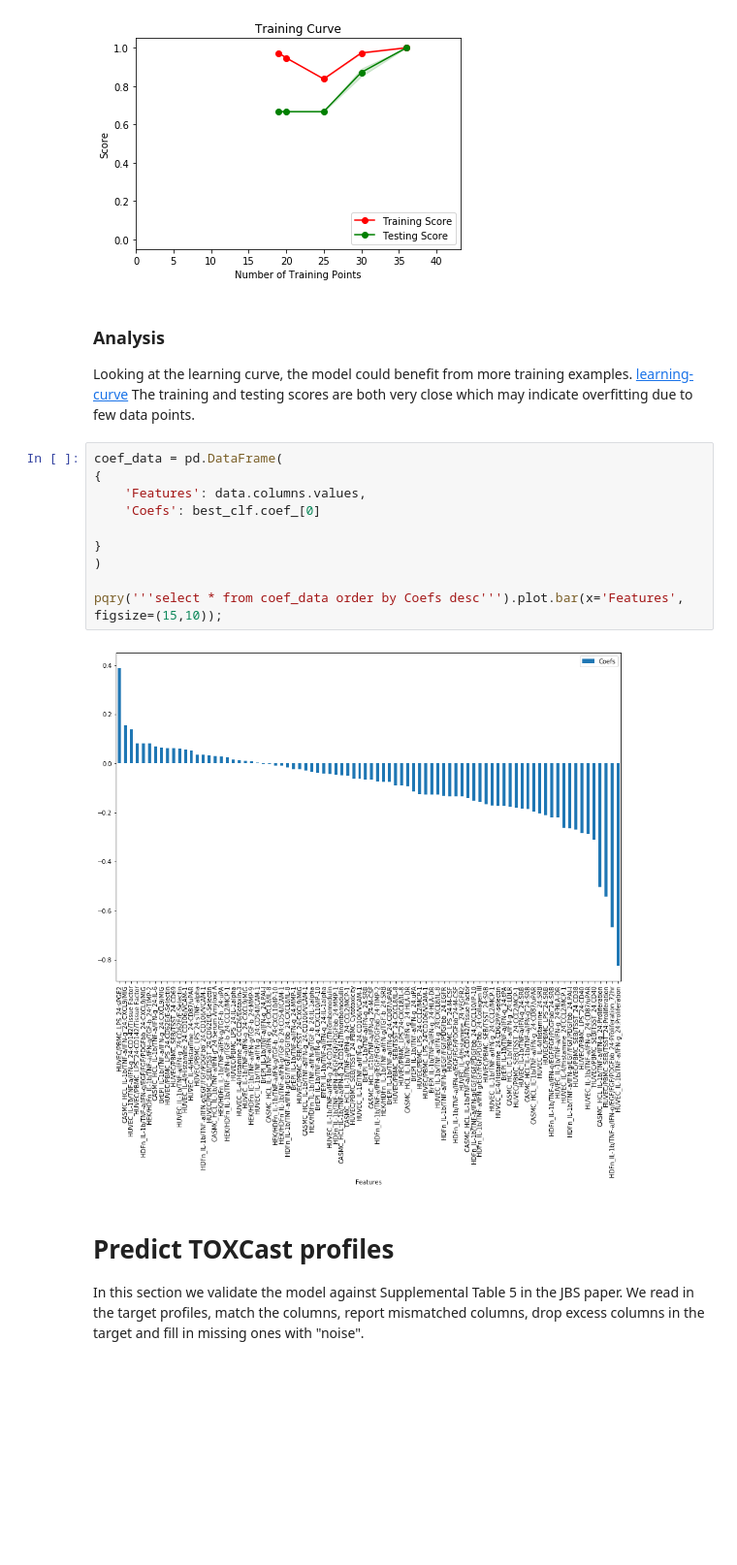
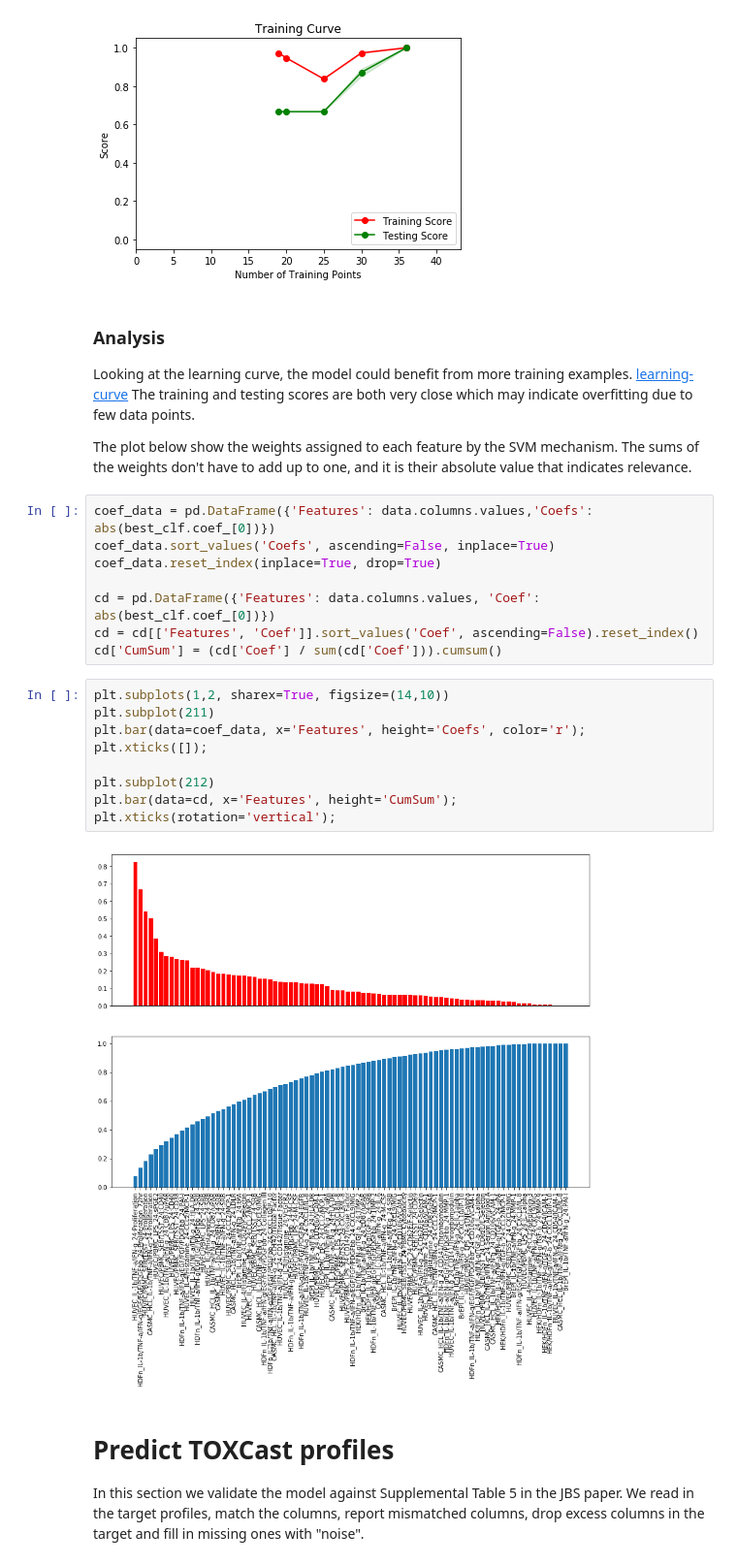
Before and after one commit to AntalBerenyi/SVM, a Jupyter notebook: Notebooks/Predict mTOR inhibitor Mechanism.ipynb, the cells around one changed output. Shown at 97% size. Drawn from its saved outputs; the diff is of its cells as text; blank space fills up the shorter version.

```diff
--- a/Notebooks/Predict mTOR inhibitor Mechanism.ipynb
+++ b/Notebooks/Predict mTOR inhibitor Mechanism.ipynb
@@ -348,18 +348,27 @@ plt.show()
 # %% [markdown]
 ### Analysis
 Looking at the learning curve, the model could benefit from more training examples. [learning-curve](http://scikit-learn.org/stable/modules/learning_curve.html#learning-curve.) The training and testing scores are both very close which may indicate overfitting due to few data points.
+
+The plot below show the weights assigned to each feature by the SVM mechanism. The sums of the weights don't have to add up to one, and it is their absolute value that indicates relevance.
-# %%
-coef_data = pd.DataFrame(
-{
-    'Features': data.columns.values,
-    'Coefs': best_clf.coef_[0]
-
-}
-)
-
-pqry('''select * from coef_data order by Coefs desc''').plot.bar(x='Features', figsize=(15,10));
-# %% [output]
-[figure, removed]
+# %%
+coef_data = pd.DataFrame({'Features': data.columns.values,'Coefs': abs(best_clf.coef_[0])})
+coef_data.sort_values('Coefs', ascending=False, inplace=True)
+coef_data.reset_index(inplace=True, drop=True)
+
+cd = pd.DataFrame({'Features': data.columns.values, 'Coef': abs(best_clf.coef_[0])})
+cd = cd[['Features', 'Coef']].sort_values('Coef', ascending=False).reset_index()
+cd['CumSum'] = (cd['Coef'] / sum(cd['Coef'])).cumsum()
+# %%
+plt.subplots(1,2, sharex=True, figsize=(14,10))
+plt.subplot(211)
+plt.bar(data=coef_data, x='Features', height='Coefs', color='r');
+plt.xticks([]);
+
+plt.subplot(212)
+plt.bar(data=cd, x='Features', height='CumSum');
+plt.xticks(rotation='vertical');
+# %% [output]
+[figure, added]
 # %% [markdown]
 # Predict TOXCast profiles
 In this section we validate the model against Supplemental Table 5 in the JBS paper. We read in the target profiles, match the columns, report mismatched columns, drop excess columns in the target and fill in missing ones with "noise".
```
Also changed, not shown: parts of 10 cells of this notebook, 16 other files.
